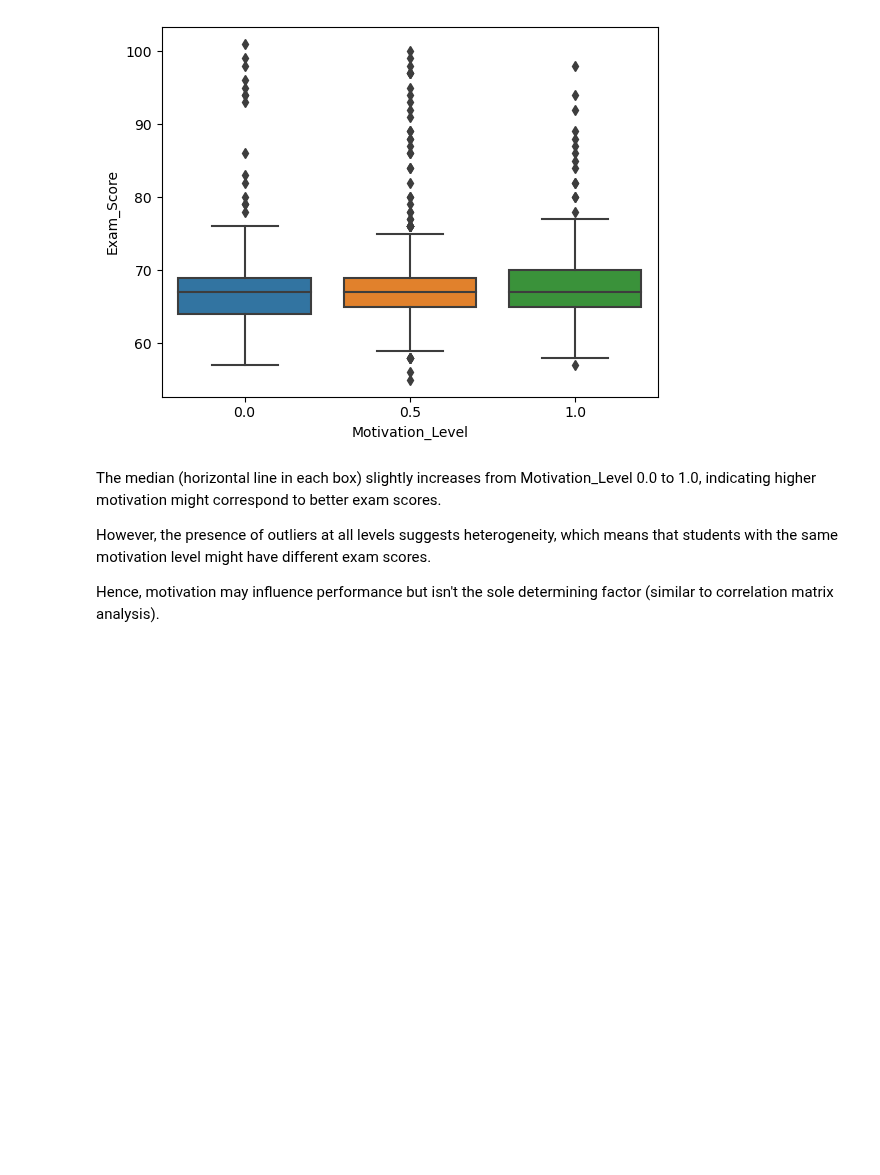
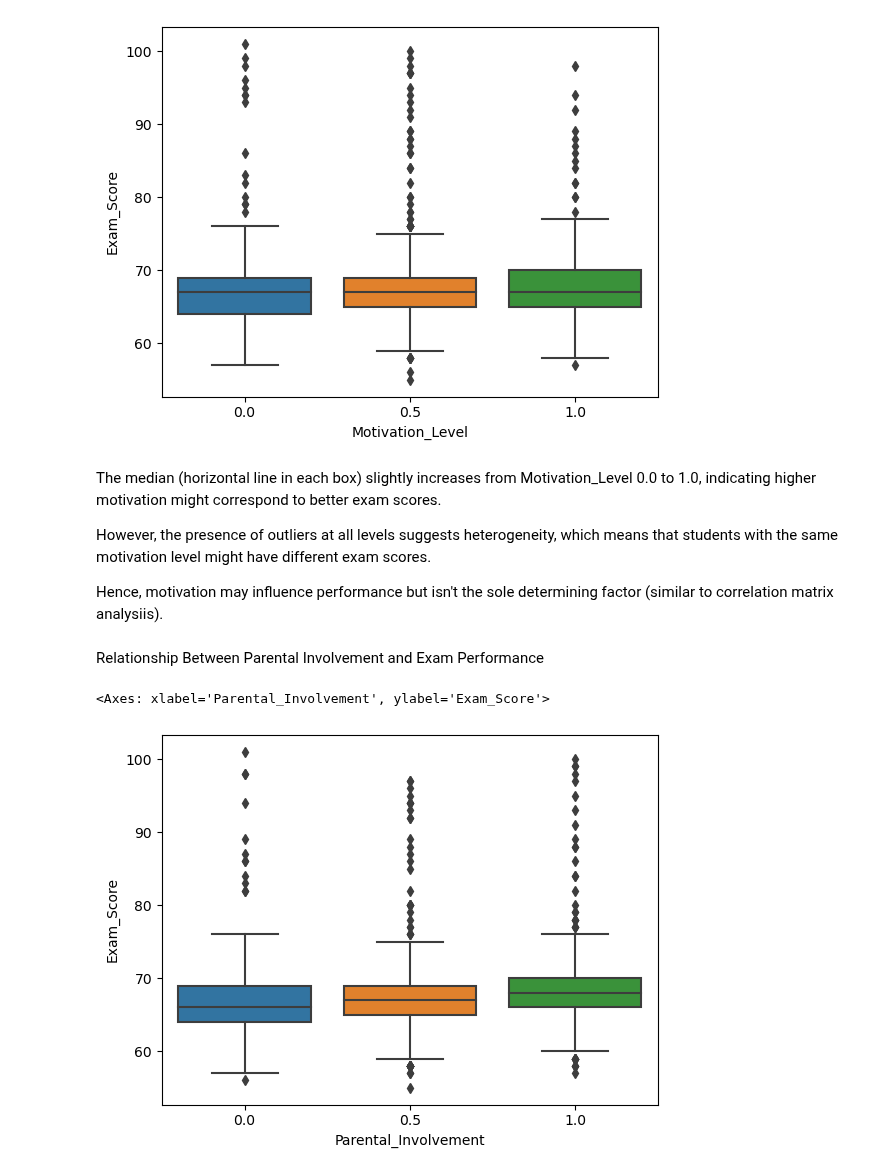
Before and after one commit to setarehsalkhi/OMIS-114-Project, a Jupyter notebook: CleanedData.ipynb, the cells around one changed output. Saved outputs shown, nothing was run; the diff lists cells and outputs as text; code cells hidden in the pictures; blank space fills up the shorter version.

```diff
--- a/CleanedData.ipynb
+++ b/CleanedData.ipynb
@@ -430,4 +430,11 @@ The median (horizontal line in each box) slightly increases from Motivation_Leve
 
 However, the presence of outliers at all levels suggests heterogeneity, which means that students with the same motivation level might have different exam scores.
 
-Hence, motivation may influence performance but isn't the sole determining factor (similar to correlation matrix analysis).
+Hence, motivation may influence performance but isn't the sole determining factor (similar to correlation matrix analysiis).
+# %% [markdown]
+Relationship Between Parental Involvement and Exam Performance
+# %%
+sns.boxplot(x = "Parental_Involvement", y = "Exam_Score", data=df2)
+# %% [output]
+<Axes: xlabel='Parental_Involvement', ylabel='Exam_Score'>
+[figure, added]
```
Also changed, not shown: parts of 11 cells of this notebook.
